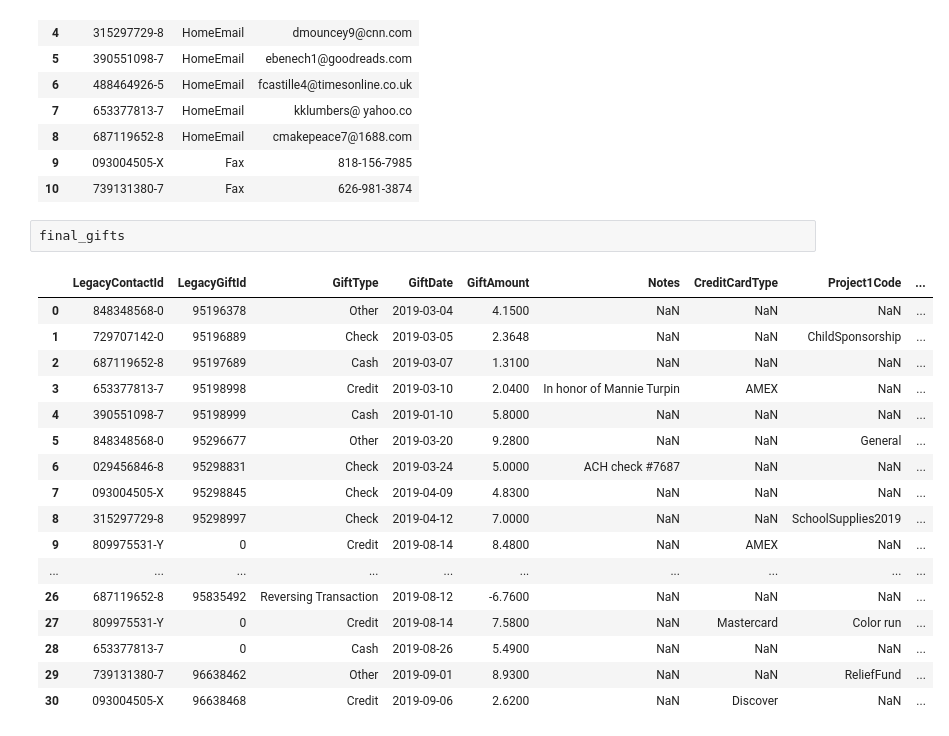
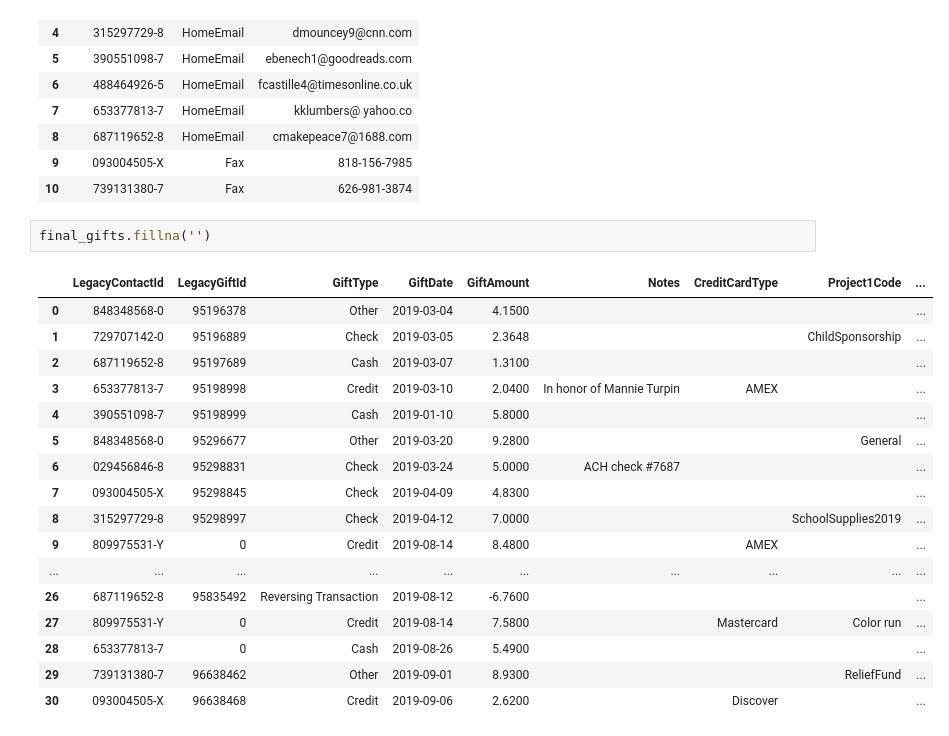
Before and after one commit to LearnThinkCreate/virtuous_interview, a Jupyter notebook: index.ipynb, the cells around one changed output. Saved outputs shown, nothing was run; the diff lists cells and outputs as text.

```diff
--- a/index.ipynb
+++ b/index.ipynb
@@ -77,22 +105,22 @@ final_contact_methods
 | 9 | 093004505-X | Fax | 818-156-7985 |
 | 10 | 739131380-7 | Fax | 626-981-3874 |
 # %%
-final_gifts
+final_gifts.fillna('')
 # %% [output]
 |  | LegacyContactId | LegacyGiftId | GiftType | GiftDate | GiftAmount | Notes | CreditCardType | Project1Code | ... |
-| 0 | 848348568-0 | 95196378 | Other | 2019-03-04 | 4.1500 | NaN | NaN | NaN | ... |
-| 1 | 729707142-0 | 95196889 | Check | 2019-03-05 | 2.3648 | NaN | NaN | ChildSponsorship | ... |
-| 2 | 687119652-8 | 95197689 | Cash | 2019-03-07 | 1.3100 | NaN | NaN | NaN | ... |
-| 3 | 653377813-7 | 95198998 | Credit | 2019-03-10 | 2.0400 | In honor of Mannie Turpin | AMEX | NaN | ... |
-| 4 | 390551098-7 | 95198999 | Cash | 2019-01-10 | 5.8000 | NaN | NaN | NaN | ... |
-| 5 | 848348568-0 | 95296677 | Other | 2019-03-20 | 9.2800 | NaN | NaN | General | ... |
-| 6 | 029456846-8 | 95298831 | Check | 2019-03-24 | 5.0000 | ACH check #7687 | NaN | NaN | ... |
-| 7 | 093004505-X | 95298845 | Check | 2019-04-09 | 4.8300 | NaN | NaN | NaN | ... |
-| 8 | 315297729-8 | 95298997 | Check | 2019-04-12 | 7.0000 | NaN | NaN | SchoolSupplies2019 | ... |
-| 9 | 809975531-Y | 0 | Credit | 2019-08-14 | 8.4800 | NaN | AMEX | NaN | ... |
+| 0 | 848348568-0 | 95196378 | Other | 2019-03-04 | 4.1500 |  |  |  | ... |
+| 1 | 729707142-0 | 95196889 | Check | 2019-03-05 | 2.3648 |  |  | ChildSponsorship | ... |
+| 2 | 687119652-8 | 95197689 | Cash | 2019-03-07 | 1.3100 |  |  |  | ... |
+| 3 | 653377813-7 | 95198998 | Credit | 2019-03-10 | 2.0400 | In honor of Mannie Turpin | AMEX |  | ... |
+| 4 | 390551098-7 | 95198999 | Cash | 2019-01-10 | 5.8000 |  |  |  | ... |
+| 5 | 848348568-0 | 95296677 | Other | 2019-03-20 | 9.2800 |  |  | General | ... |
+| 6 | 029456846-8 | 95298831 | Check | 2019-03-24 | 5.0000 | ACH check #7687 |  |  | ... |
+| 7 | 093004505-X | 95298845 | Check | 2019-04-09 | 4.8300 |  |  |  | ... |
+| 8 | 315297729-8 | 95298997 | Check | 2019-04-12 | 7.0000 |  |  | SchoolSupplies2019 | ... |
+| 9 | 809975531-Y | 0 | Credit | 2019-08-14 | 8.4800 |  | AMEX |  | ... |
 | ... | ... | ... | ... | ... | ... | ... | ... | ... | ... |
-| 26 | 687119652-8 | 95835492 | Reversing Transaction | 2019-08-12 | -6.7600 | NaN | NaN | NaN | ... |
-| 27 | 809975531-Y | 0 | Credit | 2019-08-14 | 7.5800 | NaN | Mastercard | Color run | ... |
-| 28 | 653377813-7 | 0 | Cash | 2019-08-26 | 5.4900 | NaN | NaN | NaN | ... |
-| 29 | 739131380-7 | 96638462 | Other | 2019-09-01 | 8.9300 | NaN | NaN | ReliefFund | ... |
-| 30 | 093004505-X | 96638468 | Credit | 2019-09-06 | 2.6200 | NaN | Discover | NaN | ... |
+| 26 | 687119652-8 | 95835492 | Reversing Transaction | 2019-08-12 | -6.7600 |  |  |  | ... |
+| 27 | 809975531-Y | 0 | Credit | 2019-08-14 | 7.5800 |  | Mastercard | Color run | ... |
+| 28 | 653377813-7 | 0 | Cash | 2019-08-26 | 5.4900 |  |  |  | ... |
+| 29 | 739131380-7 | 96638462 | Other | 2019-09-01 | 8.9300 |  |  | ReliefFund | ... |
+| 30 | 093004505-X | 96638468 | Credit | 2019-09-06 | 2.6200 |  | Discover |  | ... |
```
Also changed, not shown: parts of 5 cells of this notebook, 7 other files.
